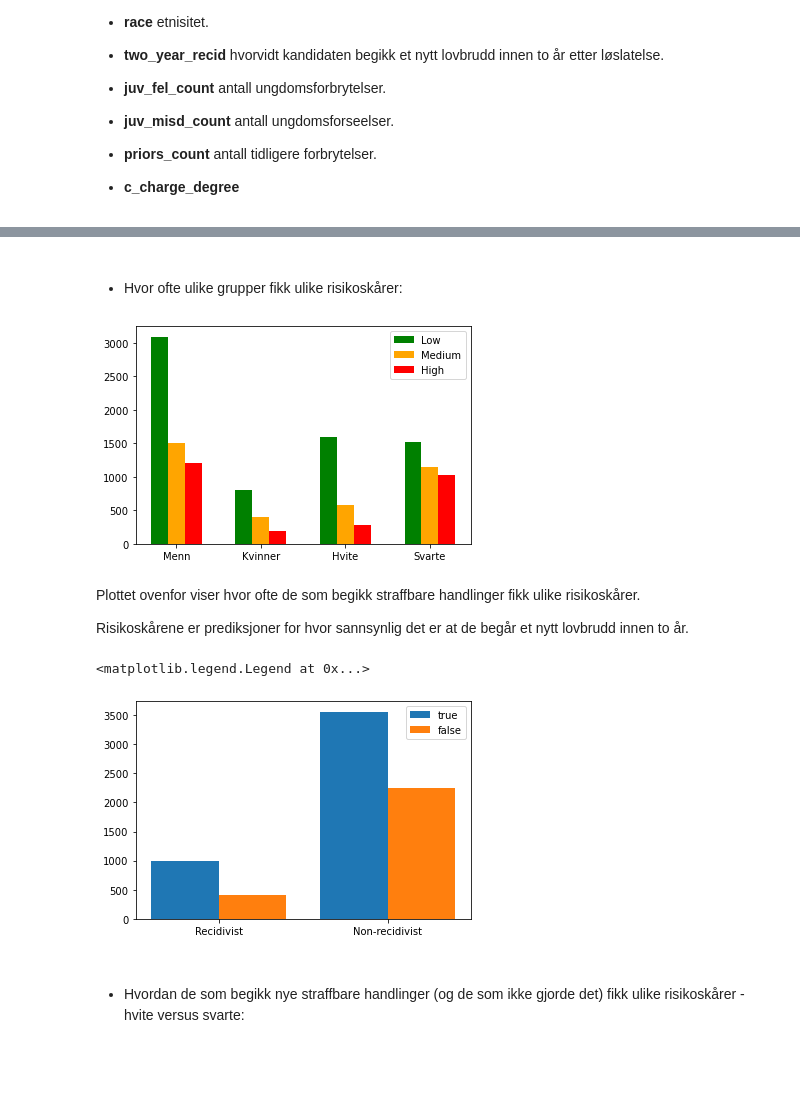
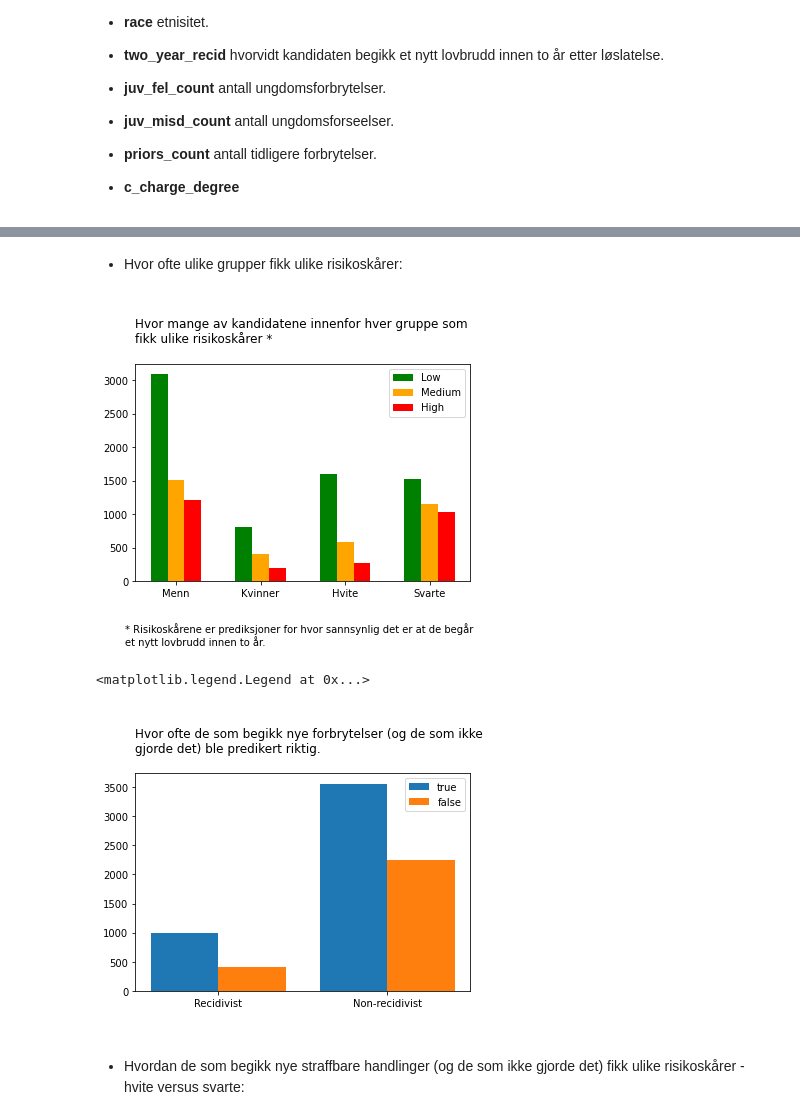
Before and after one commit to jonatanwins/COMPAS_project_HON2200, a Jupyter notebook: COMPAS.ipynb, the cells around one changed output, grey strips where cells are left out. Saved outputs shown, nothing was run; the diff lists cells and outputs as text; code cells hidden in the pictures; blank space fills up the shorter version.

```diff
--- a/COMPAS.ipynb
+++ b/COMPAS.ipynb
@@ -99,46 +98,40 @@ plt.show()
 # %% [markdown]
-####
-####
 - Hvor ofte ulike grupper fikk ulike risikoskårer:
 # %%
 low = [len(df_male[df_male["score_text"] == "Low"].index),
        len(df_female[df_female["score_text"] == "Low"].index),
        len(df_white[df_white["score_text"] == "Low"].index),
        len(df_black[df_black["score_text"] == "Low"].index)]
 
 medium = [len(df_male[df_male["score_text"] == "Medium"].index),
           len(df_female[df_female["score_text"] == "Medium"].index),
           len(df_white[df_white["score_text"] == "Medium"].index),
           len(df_black[df_black["score_text"] == "Medium"].index)]
 
 high = [len(df_male[df_male["score_text"] == "High"].index),
        len(df_female[df_female["score_text"] == "High"].index),
        len(df_white[df_white["score_text"] == "High"].index),
        len(df_black[df_black["score_text"] == "High"].index)]
 
 
 col_labs = ["Low", "Medium", "High", "h"]
 x_labs = ["Menn", "Kvinner", "Hvite" ,"Svarte"]
 x = np.arange(len(col_labs))
 width = 0.20
 
 # Plotter risikoskårene i grupper ved siden av hverandre
 low = plt.bar(x-width, low, width, color='g')
 medium = plt.bar(x, medium, width, color='orange')
 high = plt.bar(x+width, high, width, color='r')
 
 plt.xticks(x, x_labs)
 plt.legend(col_labs)
+plt.title("\nHvor mange av kandidatene innenfor hver gruppe som \nfikk ulike risikoskårer *\n", loc = "left")
+plt.figtext(0.1, -0.1, "* Risikoskårene er prediksjoner for hvor sannsynlig det er at de begår \net nytt lovbrudd innen to år.", ha = "left")
 plt.show()
 # %% [output]
-[figure, old version]
+[figure, new version]
-# %% [markdown]
-
-Plottet ovenfor viser hvor ofte de som begikk straffbare handlinger fikk ulike risikoskårer.
-
-Risikoskårene er prediksjoner for hvor sannsynlig det er at de begår et nytt lovbrudd innen to år.
 # %%
-
 # Gold_pos er de som begikk nye lovbrudd innen to år
 gold_pos = df_select[df_select["two_year_recid"] == 1]
 gold_neg = df_select[df_select["two_year_recid"] == 0]
@@ -159,10 +152,11 @@ plt.bar(x-0.20, [len(true_pos.index), len(true_neg.index)], width)
 plt.bar(x+0.20, [len(false_pos.index), len(false_neg.index)], width)
 
 plt.xticks(x, x_labs)
+plt.title("\nHvor ofte de som begikk nye forbrytelser (og de som ikke \ngjorde det) ble predikert riktig/feil.\n", loc = "left")
 plt.legend(col_labs)
 # %% [output]
 <matplotlib.legend.Legend at 0x...>
-[figure, old version]
+[figure, new version]
 # %% [markdown]
 ####
 ####
```
Also changed, not shown: parts of 8 cells of this notebook.
